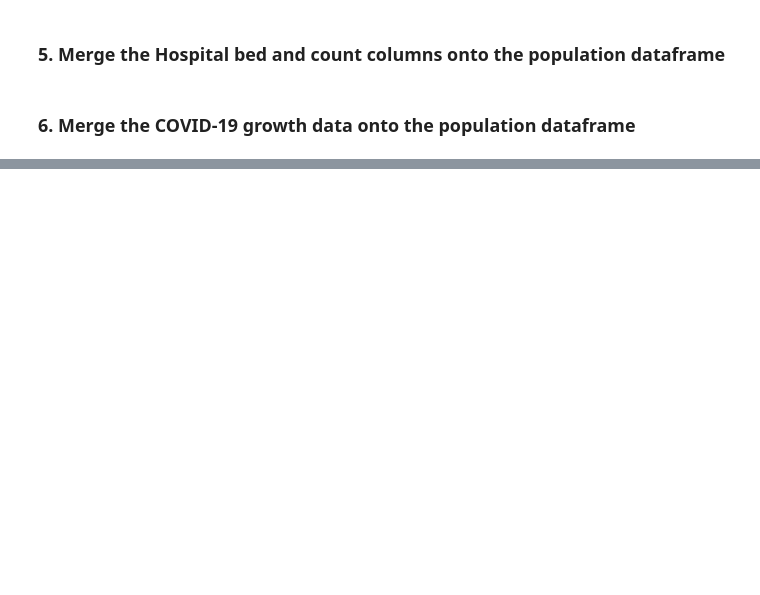
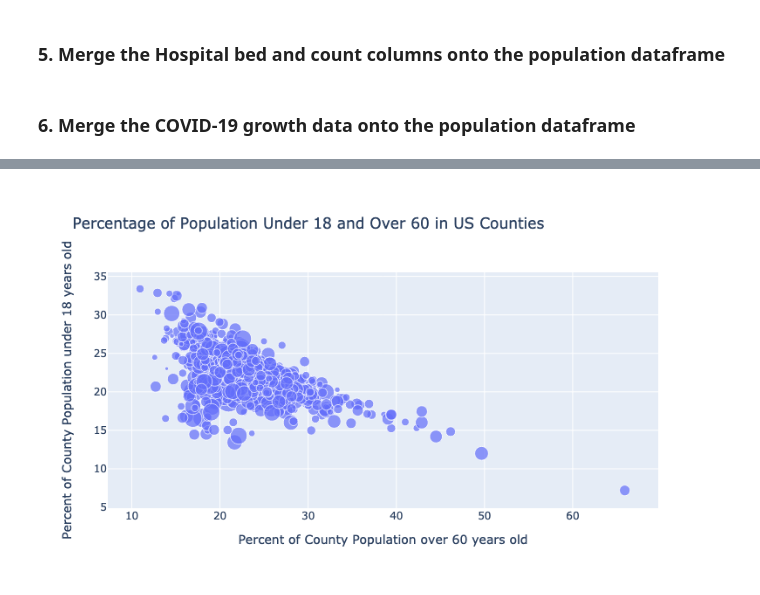
Before and after one commit to CamilaCamacho/covid-19-crisis-management-analysis, a Jupyter notebook: Merging Data and Creating Visualizations.ipynb, the cells around one changed output, grey strips where cells are left out. Cells and saved outputs as stored; diff of their text form; code cells hidden in the pictures; blank space fills up the shorter version.

```diff
--- a/Merging Data and Creating Visualizations.ipynb
+++ b/Merging Data and Creating Visualizations.ipynb
@@ -263,0 +293,22 @@ bar_total_pop
+# %%
+# make a column to standardize hospital bed count
+# number of hospital beds per 1,000 people
+df_county_health["hospitalbeds_per10000"] = (df_county_health["hospital_bed_count"]/df_county_health["Total"])*1000
+# %%
+# make a graph to show percent of largest 18 under population
+# with bubble size corresponding to #hospital beds per 1000 people
+bubble_u18_o60_beds = px.scatter(df_county_health,
+                            x = "percent_over60",
+                            y = "percent_under18",
+                            size = "hospitalbeds_per10000",
+                            hover_data = ['Geographic Area N',"Total"],
+                            title = "Percentage of Population Under 18 and Over 60 in US Counties",
+                            labels = {"Geographic Area N": "County, State Name",
+                                      "Total": "Total Population",
+                                      "percent_over60": "Percent of County Population over 60 years old",
+                                      "percent_under18": "Percent of County Population under 18 years old",
+                                     "hospitalbeds_per10000": "Number of Hospital Beds per 1000 People"})
+
+bubble_u18_o60_beds
+# %% [output]
+[figure, added]
```
Also changed, not shown: parts of 14 cells of this notebook, 1 other file.
